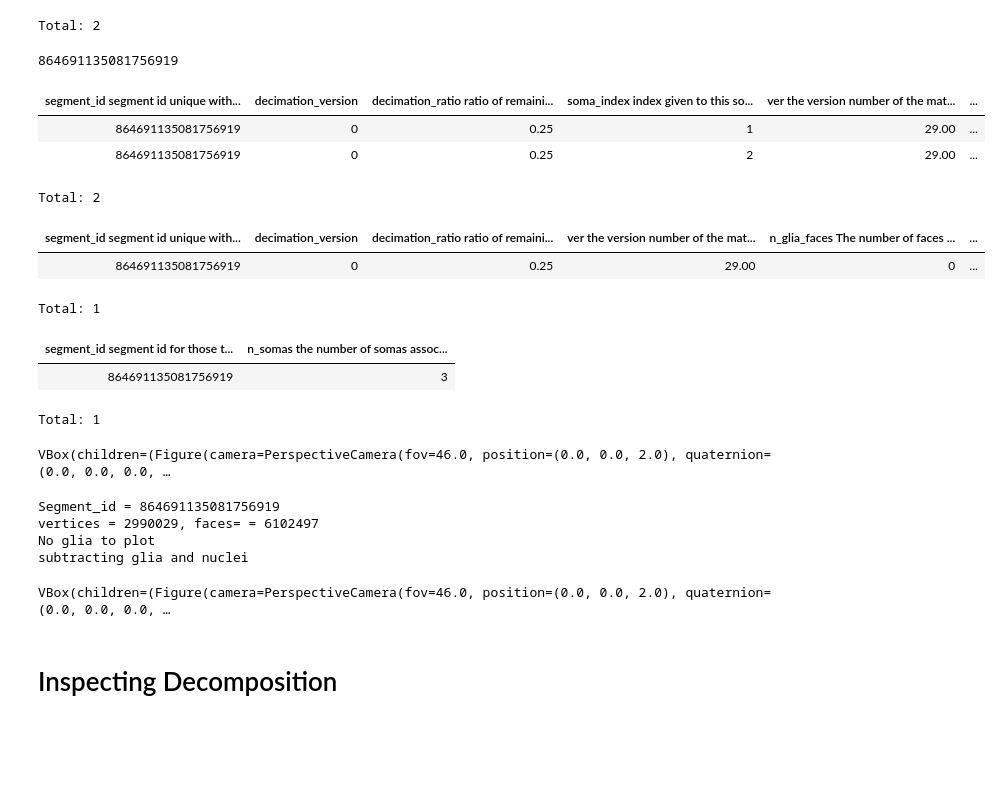
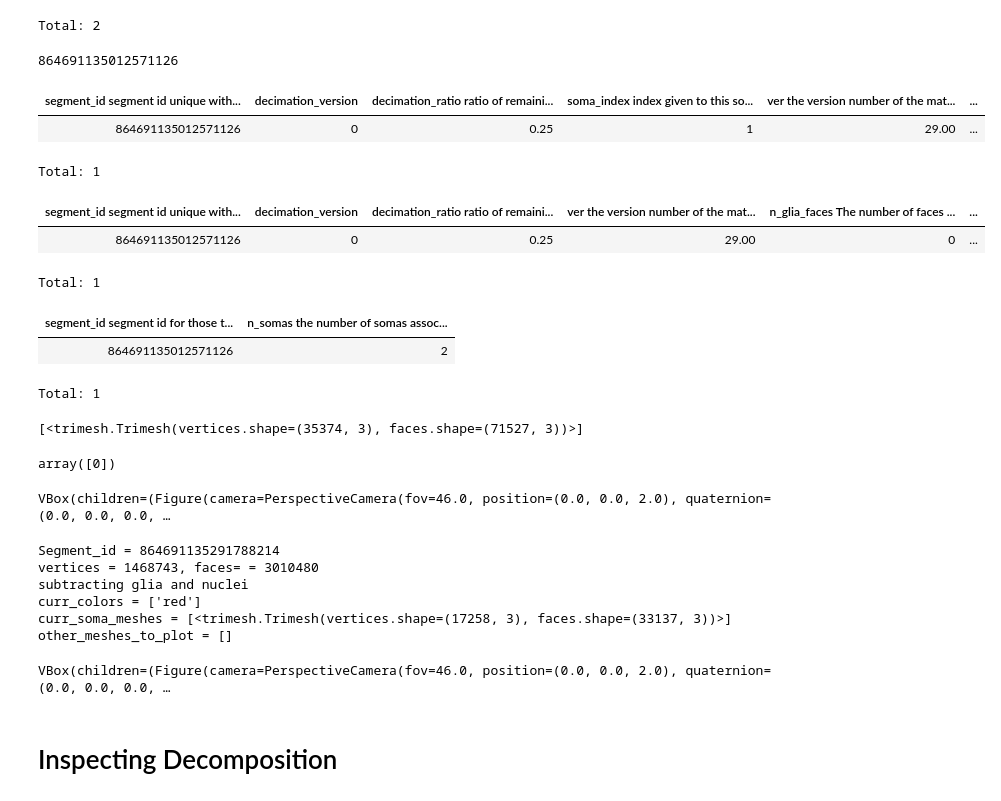
Before and after one commit to celiibrendan/neuron_mesh_tools, a Jupyter notebook: Auto_Proofreading/Preprocessing_Pipeline/Inspecting_Proofreading_Pipeline.ipynb, the cells around one changed output. Saved outputs shown, nothing was run; the diff lists cells and outputs as text; code cells hidden in the pictures; blank space fills up the shorter version.

Commit message:
more soma extraction fixes

```diff
--- a/Auto_Proofreading/Preprocessing_Pipeline/Inspecting_Proofreading_Pipeline.ipynb
+++ b/Auto_Proofreading/Preprocessing_Pipeline/Inspecting_Proofreading_Pipeline.ipynb
@@ -73,33 +65,39 @@ minnie.BaylorSegmentCentroid() & "multiplicity=0"
 | 864691136922748900 | 0 | 0.25 | 0 | 29.00 | ... |
 Total: 2
 # %%
-curr_index = 10
+curr_index = 4
 curr_segment_id = segment_id[curr_index]
 curr_segment_id
 # %% [output]
-864691135081756919
+864691135012571126
 # %%
-curr_index = 10
-curr_segment_id = segment_id[curr_index]
 curr_table = minnie.BaylorSegmentCentroid() & dict(segment_id=curr_segment_id)
 curr_table
 # %% [output]
 | segment_id segment id unique with... | decimation_version | decimation_ratio ratio of remaini... | soma_index index given to this so... | ver the version number of the mat... | ... |
-| 864691135081756919 | 0 | 0.25 | 1 | 29.00 | ... |
-| 864691135081756919 | 0 | 0.25 | 2 | 29.00 | ... |
+| 864691135012571126 | 0 | 0.25 | 1 | 29.00 | ... |
-Total: 2
+Total: 1
 # %%
 minnie.NeuronGliaNuclei() & dict(segment_id=curr_segment_id)
 # %% [output]
 | segment_id segment id unique with... | decimation_version | decimation_ratio ratio of remaini... | ver the version number of the mat... | n_glia_faces The number of faces ... | ... |
-| 864691135081756919 | 0 | 0.25 | 29.00 | 0 | ... |
+| 864691135012571126 | 0 | 0.25 | 29.00 | 0 | ... |
 Total: 1
 # %%
 minnie.MultiSomaProofread2 & dict(segment_id=curr_segment_id)
 # %% [output]
 | segment_id segment id for those t... | n_somas the number of somas assoc... |
-| 864691135081756919 | 3 |
+| 864691135012571126 | 2 |
 Total: 1
+# %%
+soma_mesh_list = du.get_seg_extracted_somas(curr_segment_id)
+soma_mesh_list
+# %% [output]
+[<trimesh.Trimesh(vertices.shape=(35374, 3), faces.shape=(71527, 3))>]
+# %%
+tu.filter_away_inside_meshes(soma_mesh_list)
+# %% [output]
+array([0])
 # %%
 import neuron_visualizations as nviz
 nviz.plot_objects(meshes=du.get_seg_extracted_somas(curr_segment_id),
@@ -110,8 +108,10 @@ VBox(children=(Figure(camera=PerspectiveCamera(fov=46.0, position=(0.0, 0.0, 2.0
 du.plot_decimated_mesh_with_somas(curr_segment_id,
                                  plot_glia_nuclei=False)
 # %% [output]
-Segment_id = 864691135081756919
-vertices = 2990029, faces= = 6102497
-No glia to plot
+Segment_id = 864691135291788214
+vertices = 1468743, faces= = 3010480
 subtracting glia and nuclei
+curr_colors = ['red']
+curr_soma_meshes = [<trimesh.Trimesh(vertices.shape=(17258, 3), faces.shape=(33137, 3))>]
+other_meshes_to_plot = []
 VBox(children=(Figure(camera=PerspectiveCamera(fov=46.0, position=(0.0, 0.0, 2.0), quaternion=(0.0, 0.0, 0.0, …
```
Also changed, not shown: parts of 11 cells of this notebook, 4 other files.
